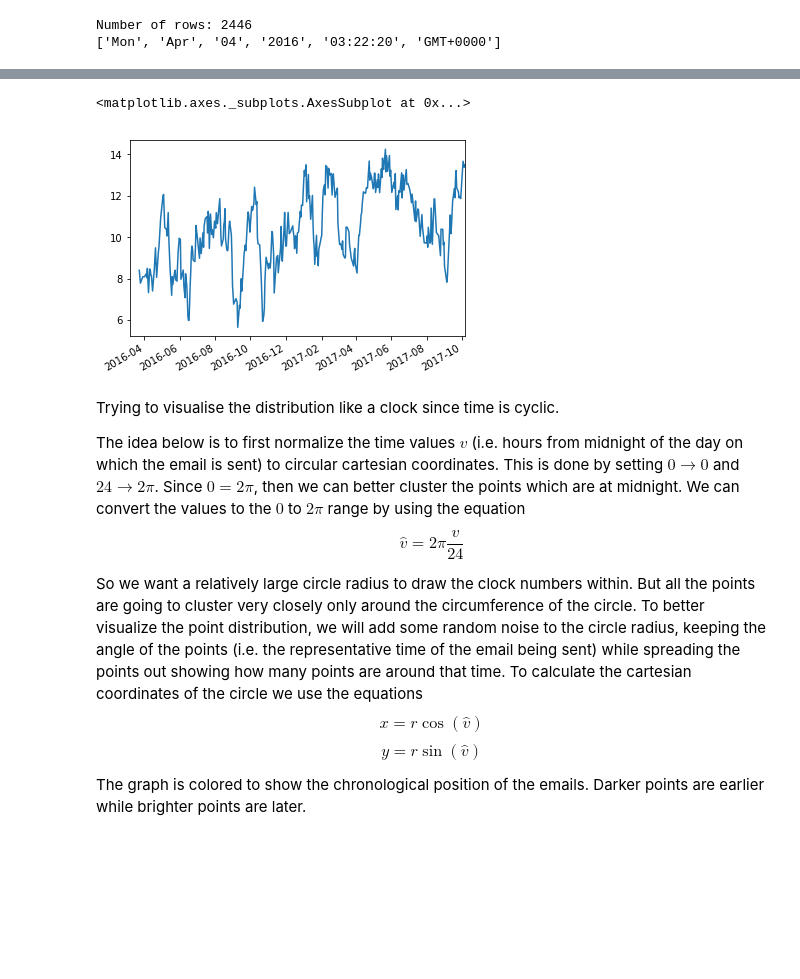
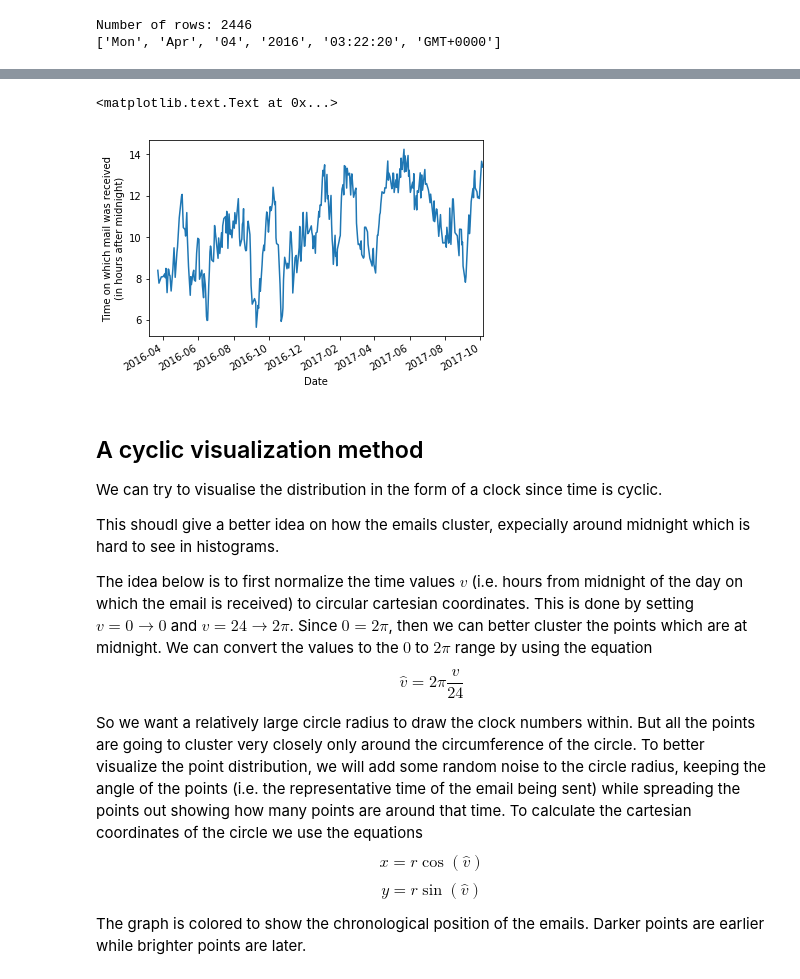
Before and after one commit to syaffers/maildist, a Jupyter notebook: MailDist.ipynb, the cells around one changed output, grey strips where cells are left out. Drawn from its saved outputs; the diff is of its cells as text; code cells hidden in the pictures; blank space fills up the shorter version.

```diff
--- a/MailDist.ipynb
+++ b/MailDist.ipynb
@@ -1,11 +9,10 @@
 # %%
 %matplotlib inline
-
 import numpy as np
 
 title = "LinkedIn"
 fn = "linkedin"
-with open(fn + "_normalized.txt", "r") as f:
+with open("normalized/" + fn + "_normalized.txt", "r") as f:
     data = f.read().splitlines()
 
 data = [i.split() for i in data]
@@ -84,0 +82,5 @@ df.head()
+# %%
+df = pd.DataFrame(data_r, columns=["Time"], index=data_r_ts)
+df.index.name = "Date"
+df = df.sort_index()
+df.head()
@@ -94,13 +113,19 @@ df.Time.plot()
 # %%
 r = df.Time.rolling(window=10)
-r.mean().plot()
+ax = r.mean().plot()
+ax.set_xlabel("Date")
+ax.set_ylabel("Time on which mail was received\n(in hours after midnight)")
 # %% [output]
-<matplotlib.axes._subplots.AxesSubplot at 0x...>
+<matplotlib.text.Text at 0x...>
-[figure, old version]
+[figure, new version]
 # %% [markdown]
-Trying to visualise the distribution like a clock since time is cyclic.
+## A cyclic visualization method
 
-The idea below is to first normalize the time values $v$ (i.e. hours from midnight of the day on which the email is sent) to circular cartesian coordinates. This is done by setting $0 \rightarrow 0$ and $24 \rightarrow 2\pi$. Since $0 = 2\pi$, then we can better cluster the points which are at midnight. We can convert the values to the $0$ to $2\pi$ range by using the equation $$ \hat{v} = 2\pi \frac{v}{24} $$
+We can try to visualise the distribution in the form of a clock since time is cyclic.
+
+This shoudl give a better idea on how the emails cluster, expecially around midnight which is hard to see in histograms.
+
+The idea below is to first normalize the time values $v$ (i.e. hours from midnight of the day on which the email is received) to circular cartesian coordinates. This is done by setting $v = 0 \rightarrow 0$ and $v = 24 \rightarrow 2\pi$. Since $0 = 2\pi$, then we can better cluster the points which are at midnight. We can convert the values to the $0$ to $2\pi$ range by using the equation $$ \hat{v} = 2\pi \frac{v}{24} $$
 
 So we want a relatively large circle radius to draw the clock numbers within. But all the points are going to cluster very closely only around the circumference of the circle. To better visualize the point distribution, we will add some random noise to the circle radius, keeping the angle of the points (i.e. the representative time of the email being sent) while spreading the points out showing how many points are around that time. To calculate the cartesian coordinates of the circle we use the equations $$ x = r \cos(\hat{v}) $$ $$ y = r \sin(\hat{v}) $$
 
```
Also changed, not shown: parts of 13 cells of this notebook.
